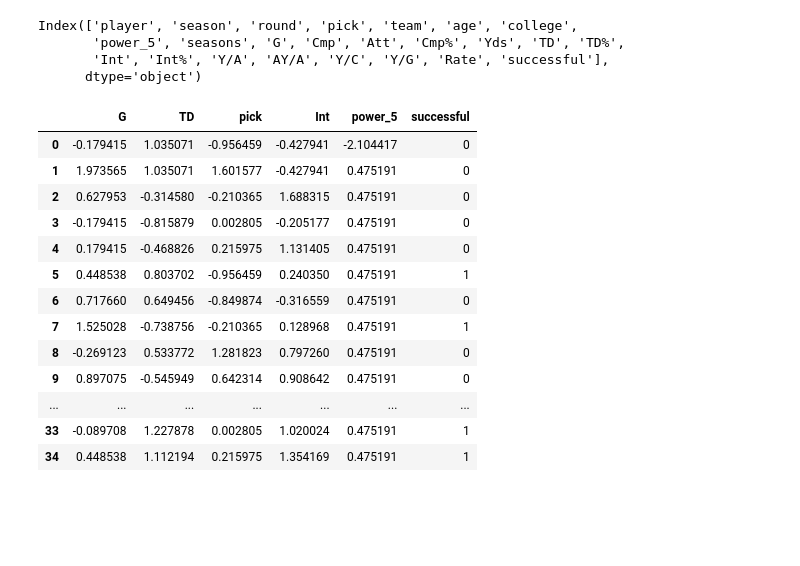
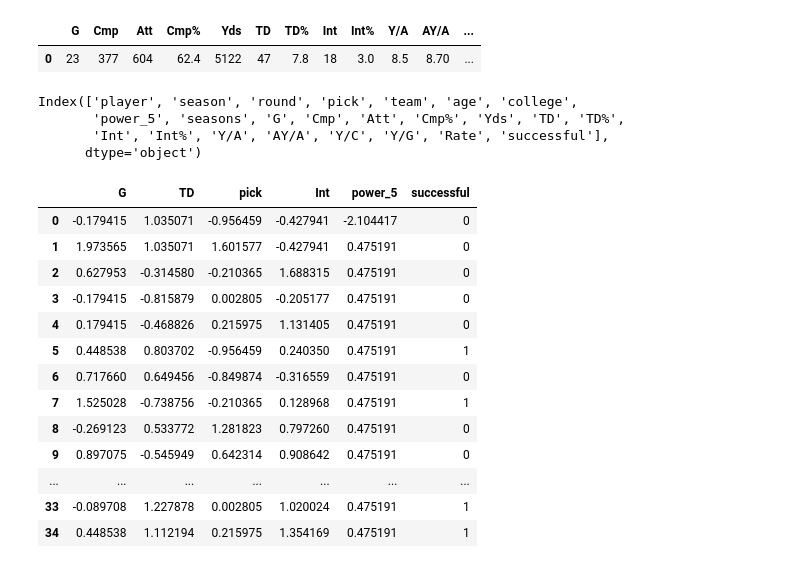
Before and after one commit to benstager/mfl, a Jupyter notebook: notebooks/nfl_model.ipynb, the cells around one changed output. Cells and saved outputs as stored; diff of their text form; code cells hidden in the pictures; blank space fills up the shorter version.

```diff
--- a/notebooks/nfl_model.ipynb
+++ b/notebooks/nfl_model.ipynb
@@ -69,3 +73,8 @@ def reset_scaler(run_iter, cols_to_use):
+# %%
+mfl_load.scrape_NFL_REF_QB(player_name='Malik Willis')
+# %% [output]
+|  | G | Cmp | Att | Cmp% | Yds | TD | TD% | Int | Int% | Y/A | AY/A | ... |
+| 0 | 23 | 377 | 604 | 62.4 | 5122 | 47 | 7.8 | 18 | 3.0 | 8.5 | 8.70 | ... |
 # %%
 current_dir = os.path.dirname('nfl_model.ipynb')
 parent_dir = os.path.abspath(os.path.join(current_dir, ".."))
```
Also changed, not shown: parts of 2 cells of this notebook.
